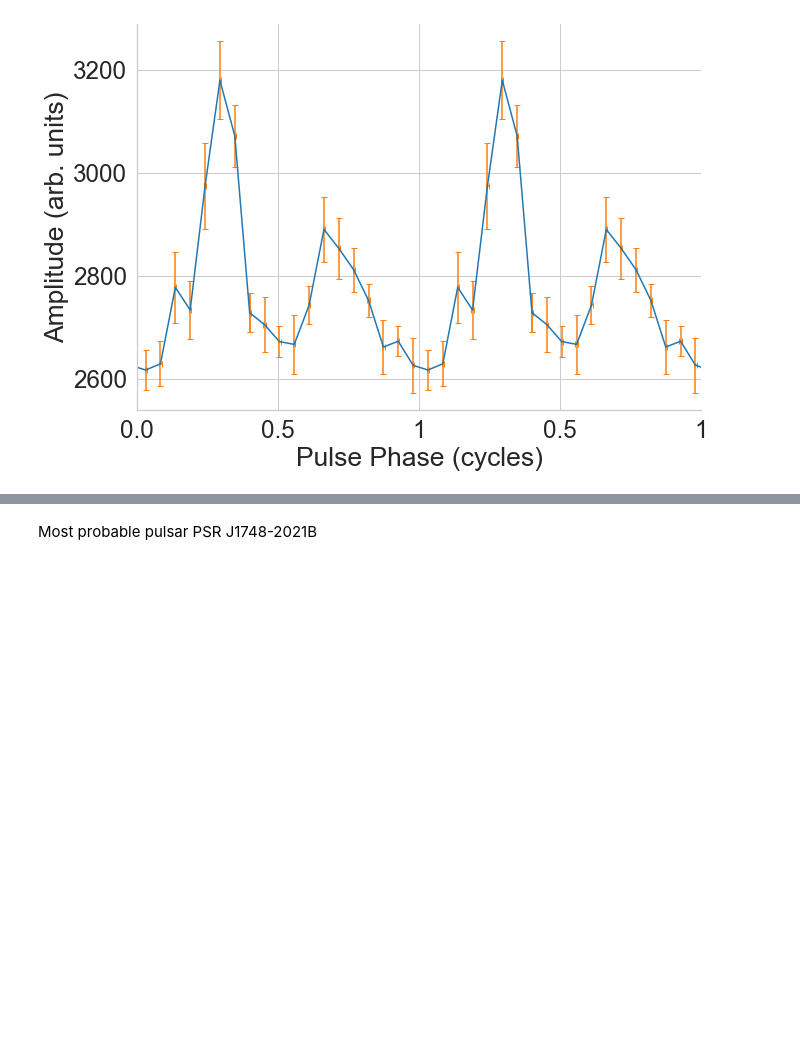
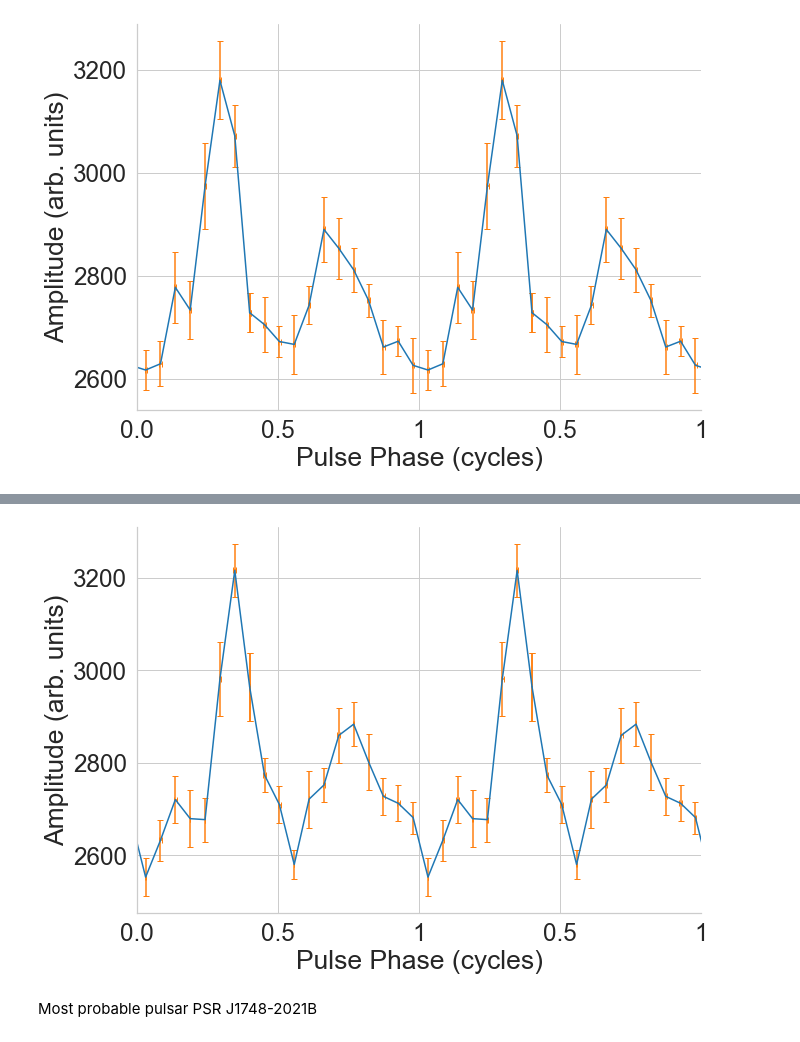
Before and after one commit to Joao-Carlos-S-G-de-A/Pulsar-Fourier-Transform, a Jupyter notebook: Main.ipynb, the cells around one changed output, grey strips where cells are left out. Saved outputs shown, nothing was run; the diff lists cells and outputs as text; code cells hidden in the pictures; blank space fills up the shorter version.

```diff
--- a/Main.ipynb
+++ b/Main.ipynb
@@ -696,2 +751,30 @@ plt.show()
+# %%
+f = Pulsarfreq
+bins2 = 20
+datus = data.copy()
+foldedtime = fold_data(f, time)
+tempo = foldedtime.copy()
+idx   = np.argsort(tempo)
+datus = np.array(datus)[idx]
+tempo = np.array(tempo)[idx]
+binned2, error_2, phaseerror2  = phase_binning(datus, tempo, bins2, 1/f)
+chi2 = chisq(binned2, np.mean(binned2), error_2)
+
+fig, ax = plt.subplots(figsize=(10,7))
+ax.errorbar(np.linspace(0, 1, num=len(binned2)) - 0.6, binned2, error_2,xerr=phaseerror2, capsize=3, color='tab:blue', ecolor='tab:orange')
+ax.errorbar(np.linspace(0, 1, num=len(binned2)) + 0.4, binned2, error_2,xerr=phaseerror2, capsize=3, color='tab:blue', ecolor='tab:orange')
+ax.errorbar(np.linspace(0, 1, num=len(binned2)) + 1.4, binned2, error_2,xerr=phaseerror2, capsize=3, color='tab:blue', ecolor='tab:orange')
+ax.set_xlabel('Pulse Phase (cycles)')
+ax.set_ylabel('Amplitude (arb. units)')
+ax.set_xlim(0, 2)
+ax.xaxis.set_major_formatter(lambda x, pos: 1 if x==1 or x==2 else str(x%1)) # Show only the phase of the x-axis
+
+ax.spines['top'].set_visible(False)
+ax.spines['right'].set_visible(False)
+plt.tight_layout()
+plt.savefig('binned_double_peak.png')
+plt.show()
+# %% [output]
+[figure, added]
 # %% [markdown]
 Most probable pulsar PSR J1748-2021B
```
Also changed, not shown: parts of 6 cells of this notebook, 4 other files.
